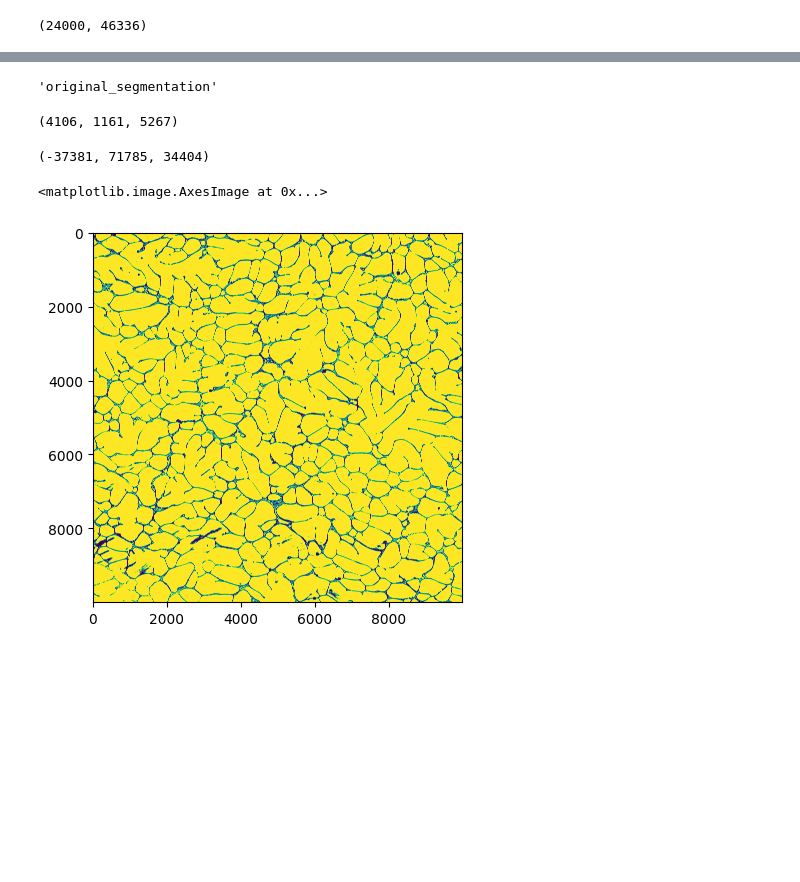
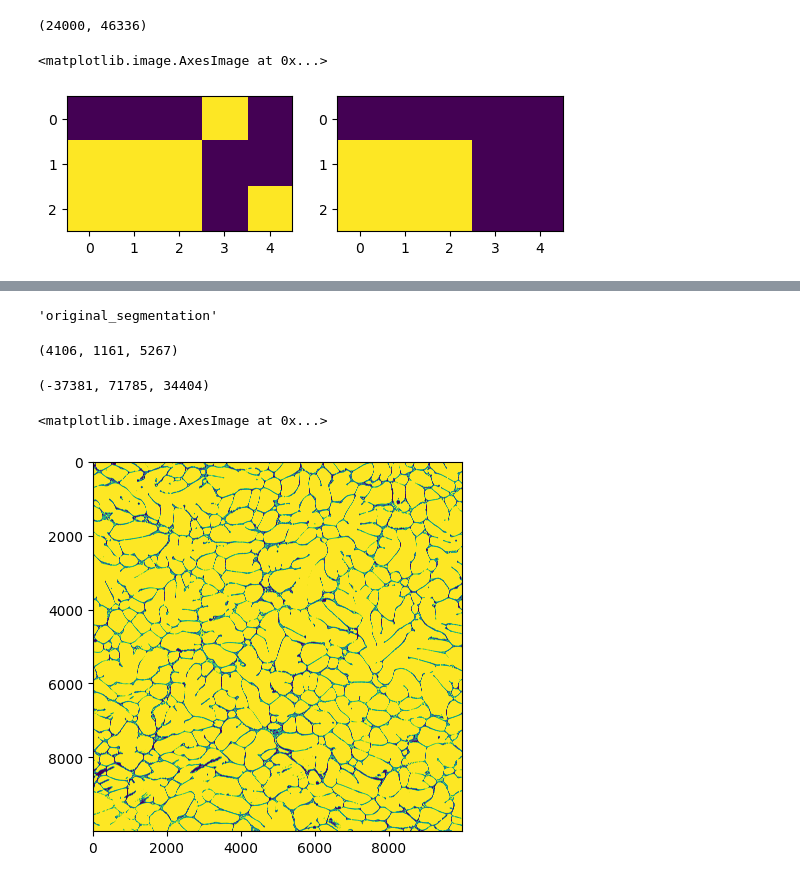
Before and after one commit to potsci/random_projects, a Jupyter notebook: euler_number.ipynb, the cells around one changed output, grey strips where cells are left out. Cells and saved outputs as stored; diff of their text form; code cells hidden in the pictures; blank space fills up the shorter version.

```diff
--- a/euler_number.ipynb
+++ b/euler_number.ipynb
@@ -60,0 +136,19 @@ I_bin=I[:,:]>=125
+# %%
+a = np.array([[0, 0, 0, 1, 0],
+
+              [1, 1, 1, 0, 0],
+
+              [1, 1, 1, 0, 1]], bool)
+
+b = morphology.remove_small_objects(a, 6)
+
+
+
+c = morphology.remove_small_objects(a, 7, connectivity=1)
+# %%
+fig,ax=plt.subplots(1,2)
+ax[0].imshow(a)
+ax[1].imshow(b)
+# %% [output]
+<matplotlib.image.AxesImage at 0x...>
+[figure, added]
```
Also changed, not shown: parts of 22 cells of this notebook, 14 other files.
